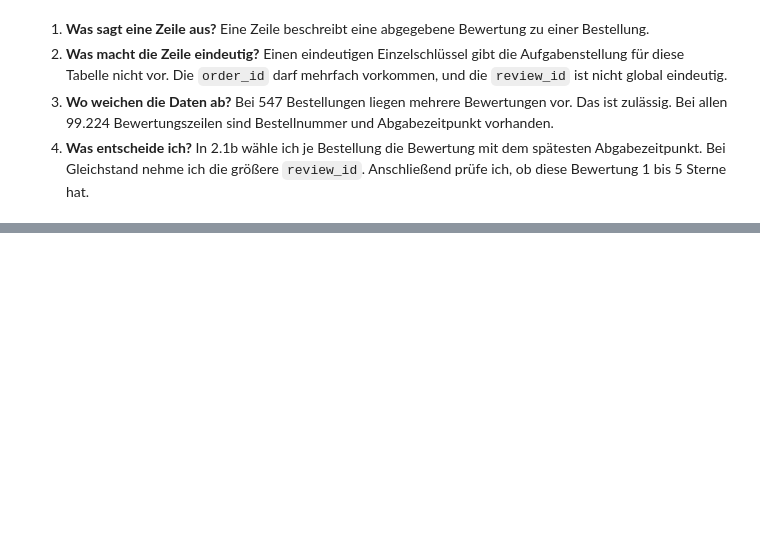
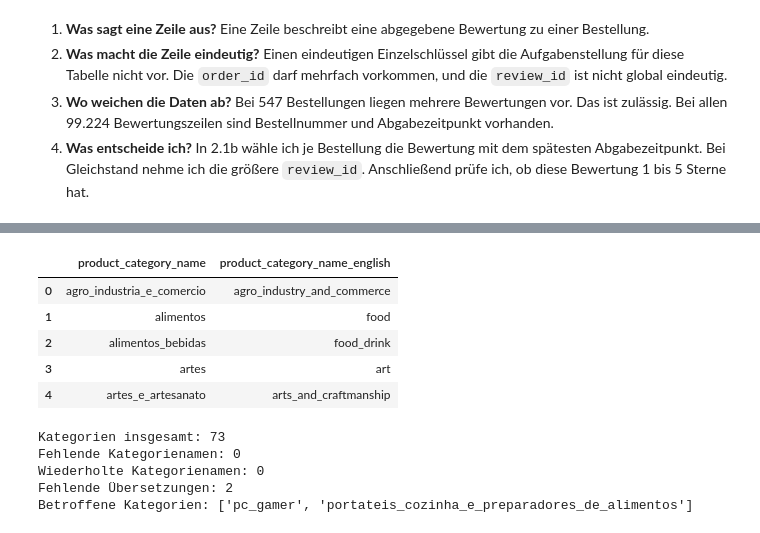
Before and after one commit to hagen-o/DABI1-Projekt, a Jupyter notebook: Main.ipynb, the cells around one changed output, grey strips where cells are left out. Cells and saved outputs as stored; diff of their text form; code cells hidden in the pictures; blank space fills up the shorter version.

```diff
--- a/Main.ipynb
+++ b/Main.ipynb
@@ -196,0 +244,24 @@ Fehlende oder ungültige Sternezahl: 0
+# %%
+df_categories.head()
+# %% [output]
+|  | product_category_name | product_category_name_english |
+| 0 | agro_industria_e_comercio | agro_industry_and_commerce |
+| 1 | alimentos | food |
+| 2 | alimentos_bebidas | food_drink |
+| 3 | artes | art |
+| 4 | artes_e_artesanato | arts_and_craftmanship |
+# %%
+namen = df_categories["product_category_name"]
+uebersetzung_fehlt = df_categories["product_category_name_english"].isna()
+
+print("Kategorien insgesamt:", len(df_categories))
+print("Fehlende Kategorienamen:", namen.isna().sum())
+print("Wiederholte Kategorienamen:", namen.dropna().duplicated().sum())
+print("Fehlende Übersetzungen:", uebersetzung_fehlt.sum())
+print("Betroffene Kategorien:", namen[uebersetzung_fehlt].tolist())
+# %% [output]
+Kategorien insgesamt: 73
+Fehlende Kategorienamen: 0
+Wiederholte Kategorienamen: 0
+Fehlende Übersetzungen: 2
+Betroffene Kategorien: ['pc_gamer', 'portateis_cozinha_e_preparadores_de_alimentos']
```
Also changed, not shown: parts of 5 cells of this notebook.
